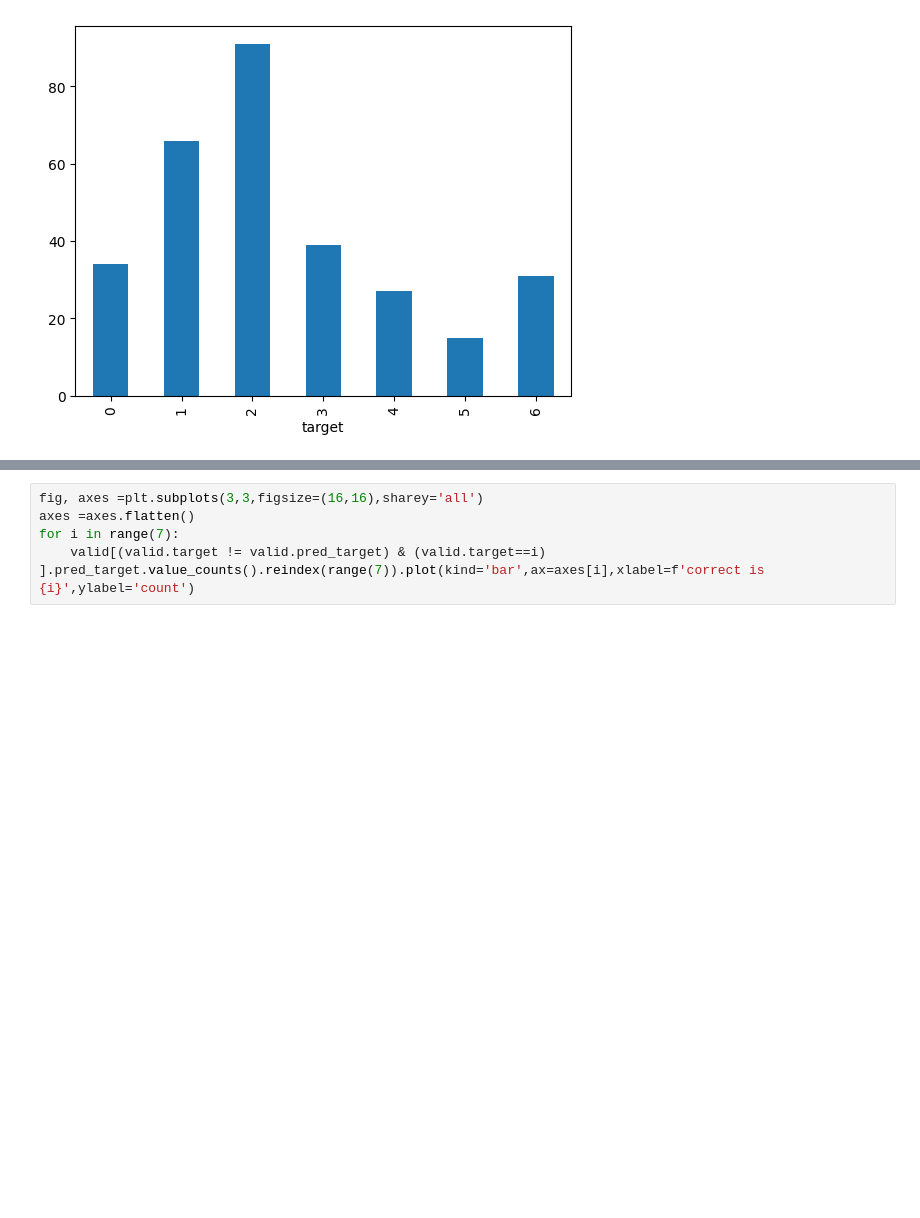
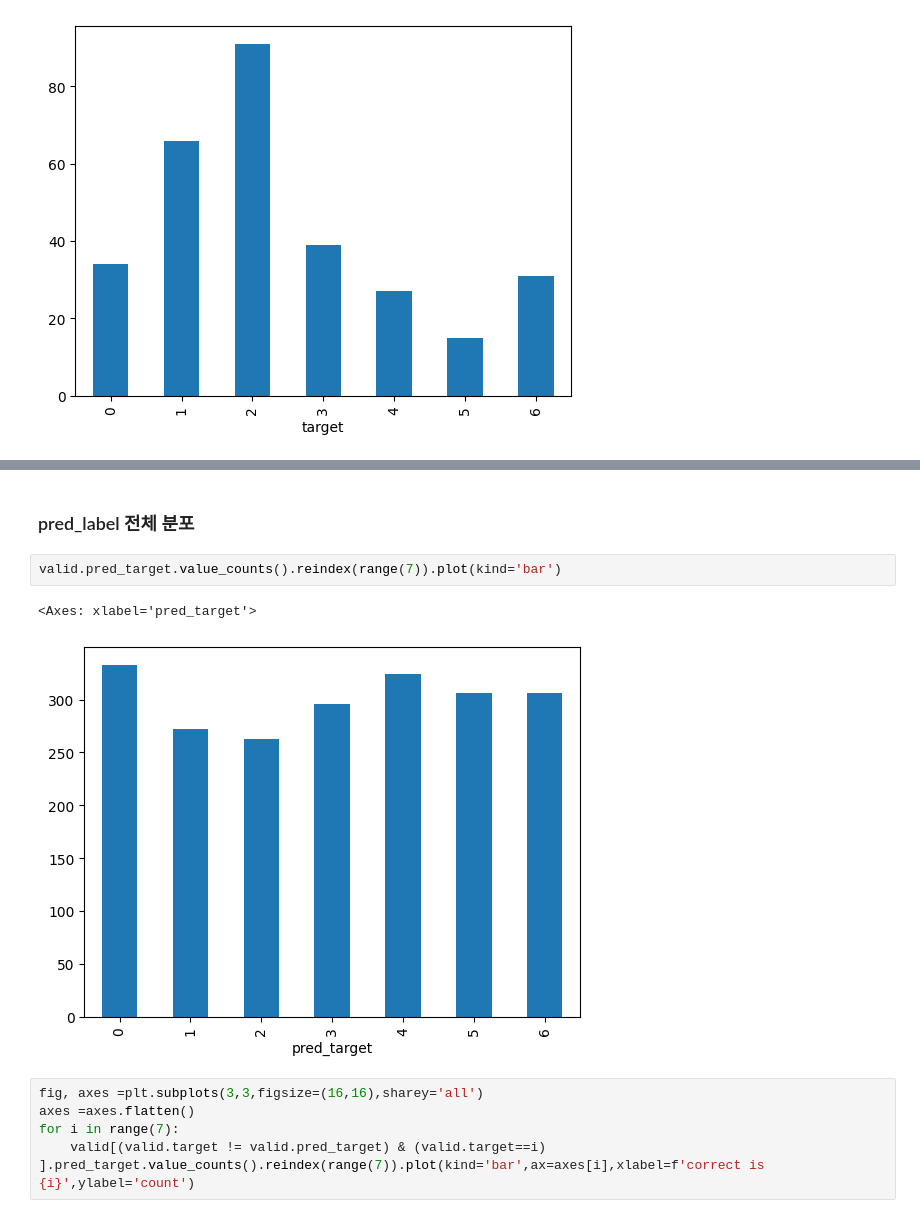
Before and after one commit to SangGank/bc_project3, a Jupyter notebook: analysis/dataAnalysis.ipynb, the cells around one changed output, grey strips where cells are left out. Drawn from its saved outputs; the diff is of its cells as text; blank space fills up the shorter version.

```diff
--- a/analysis/dataAnalysis.ipynb
+++ b/analysis/dataAnalysis.ipynb
@@ -55,3 +60,10 @@ valid[valid.target != valid.pred_target].target.value_counts().reindex(range(7))
+# %% [markdown]
+### pred_label 전체 분포
+# %%
+valid.pred_target.value_counts().reindex(range(7)).plot(kind='bar')
+# %% [output]
+<Axes: xlabel='pred_target'>
+[figure, added]
 # %%
 fig, axes =plt.subplots(3,3,figsize=(16,16),sharey='all')
 axes =axes.flatten()
```
Also changed, not shown: parts of 3 cells of this notebook, 5 other files.
